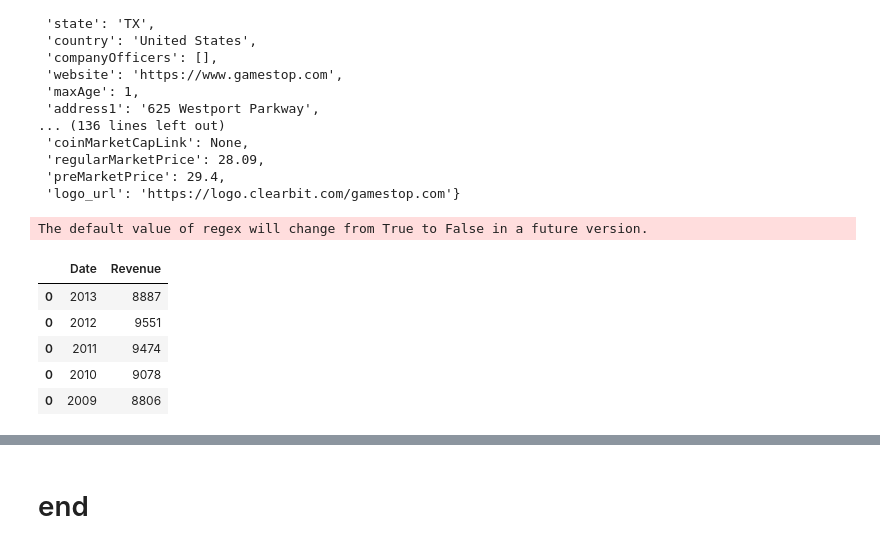
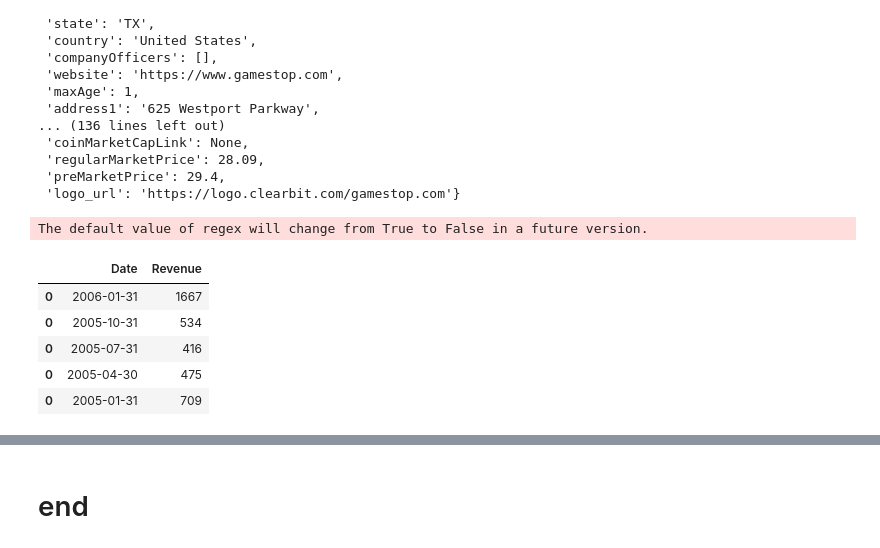
Before and after one commit to yosuadc3/ibmcourse, a Jupyter notebook: teslagamestop.ipynb, the cells around one changed output, grey strips where cells are left out. Saved outputs shown, nothing was run; the diff lists cells and outputs as text; code cells hidden in the pictures.

```diff
--- a/teslagamestop.ipynb
+++ b/teslagamestop.ipynb
@@ -95,25 +95,25 @@ gme.info
  'preMarketPrice': 29.4,
  'logo_url': 'https://logo.clearbit.com/gamestop.com'}
 # %%
-urlGme = 'https://www.macrotrends.net/stocks/charts/GME/gamestop/revenue'
+urlGme = 'https://cf-courses-data.s3.us.cloud-object-storage.appdomain.cloud/IBMDeveloperSkillsNetwork-PY0220EN-SkillsNetwork/labs/project/stock.html'
 resGme = requests.get(urlGme)
 soupGme = BeautifulSoup(resGme.content,'html5lib')
 gme_revenue_data = pd.DataFrame(columns=["Date", "Revenue"])
-for row in soupGme.find("tbody")[1].find_all('tr'):
+for row in soupGme.find_all("tbody")[1].find_all('tr'):
     td = row.find_all("td")
     new_row = pd.DataFrame({"Date": [td[0].text],"Revenue": [td[1].text]})
     gme_revenue_data = pd.concat((gme_revenue_data, new_row))
 gme_revenue_data["Revenue"] = gme_revenue_data["Revenue"].str.replace(',|\$',"")
 gme_revenue_data = gme_revenue_data[gme_revenue_data['Revenue'] != ""]
 gme_revenue_data.tail()
 # %% [output]
 The default value of regex will change from True to False in a future version.
 |  | Date | Revenue |
-| 0 | 2013 | 8887 |
-| 0 | 2012 | 9551 |
-| 0 | 2011 | 9474 |
-| 0 | 2010 | 9078 |
-| 0 | 2009 | 8806 |
+| 0 | 2006-01-31 | 1667 |
+| 0 | 2005-10-31 | 534 |
+| 0 | 2005-07-31 | 416 |
+| 0 | 2005-04-30 | 475 |
+| 0 | 2005-01-31 | 709 |
 # %%
 tsla_share_price_data = tsla.history(period="max")
 tsla_share_price_data.reset_index(inplace=True)
```
Also changed, not shown: parts of 2 cells of this notebook.
